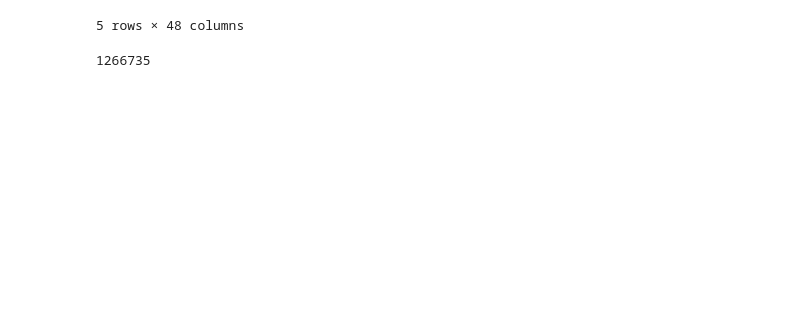
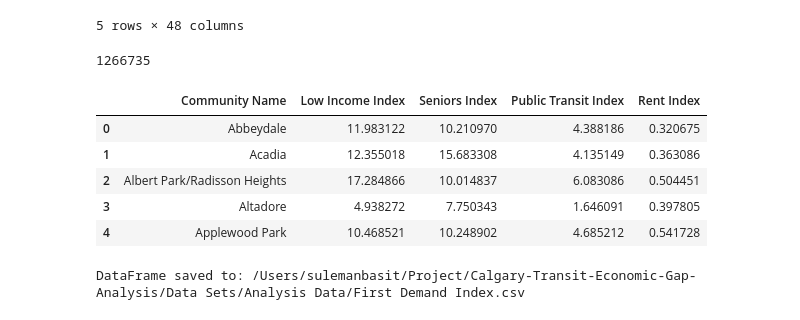
Before and after one commit to sulemanbasit/Calgary-Transit-Economic-Gap-Analysis, a Jupyter notebook: ctga.ipynb, the cells around one changed output. Cells and saved outputs as stored; diff of their text form; code cells hidden in the pictures; blank space fills up the shorter version.

Commit message:
Created Demand Index using first method

```diff
--- a/ctga.ipynb
+++ b/ctga.ipynb
@@ -173,11 +174,42 @@ comm_df.head()
 # print(calgary_pop)
 # %% [output]
 1266735
-# %%
-# 1st method (community factor/ community population)*100
-first_index_df = pd.DataFrame()
-for index, row in comm_df.iterrows():
-    comm_low = row['Population in private households to whom low income concepts are applicable (Number in low income)']
-    comm_pop = row['Population in private households']
-    comm_seniors = row['65 to 84 years']
-    comm_lab_trans = row['']
+# %%
+
+# Initialize an empty list to hold dictionaries of row data
+rows_to_append = []
+
+# Loop through rows of comm_df and append data to rows_to_append list
+for index, row in comm_df.iterrows():
+    comm_low = row['Population in private households to whom low income concepts are applicable (Number in low income)']
+    comm_pop = row['Population in private households']
+    comm_seniors = row['65 to 84 years']
+    comm_lab_trans = row['Public transit']
+    comm_rent = row["Per cent households with income spending 30% or more total income on shelter (Renter)"]
+
+    # Calculate index values
+    low_income_index = (comm_low / comm_pop) * 100
+    seniors_index = (comm_seniors / comm_pop) * 100
+    labour_transit_index = (comm_lab_trans / comm_pop) * 100
+    rent_index = (comm_rent / comm_pop) * 100
+
+    # Create a dictionary for the row and append it to the list
+    index_columns = {"Community Name": row['Community Name'], "Low Income Index": low_income_index, "Seniors Index": seniors_index, "Public Transit Index": labour_transit_index, "Rent Index": rent_index}
+    rows_to_append.append(index_columns)
+
+# Convert the list of dictionaries to a DataFrame
+first_index_df = pd.DataFrame(rows_to_append)
+# %%
+first_index_df.head()
+# %% [output]
+|  | Community Name | Low Income Index | Seniors Index | Public Transit Index | Rent Index |
+| 0 | Abbeydale | 11.983122 | 10.210970 | 4.388186 | 0.320675 |
+| 1 | Acadia | 12.355018 | 15.683308 | 4.135149 | 0.363086 |
+| 2 | Albert Park/Radisson Heights | 17.284866 | 10.014837 | 6.083086 | 0.504451 |
+| 3 | Altadore | 4.938272 | 7.750343 | 1.646091 | 0.397805 |
+| 4 | Applewood Park | 10.468521 | 10.248902 | 4.685212 | 0.541728 |
+# %%
+output_folder_path = os.getcwd()+"/Data Sets/Analysis Data"
+save_to_csv(first_index_df, output_folder_path, "First Demand Index.csv")
+# %% [output]
+DataFrame saved to: /Users/sulemanbasit/Project/Calgary-Transit-Economic-Gap-Analysis/Data Sets/Analysis Data/First Demand Index.csv
```
Also changed, not shown: parts of 2 cells of this notebook, 1 other file.
